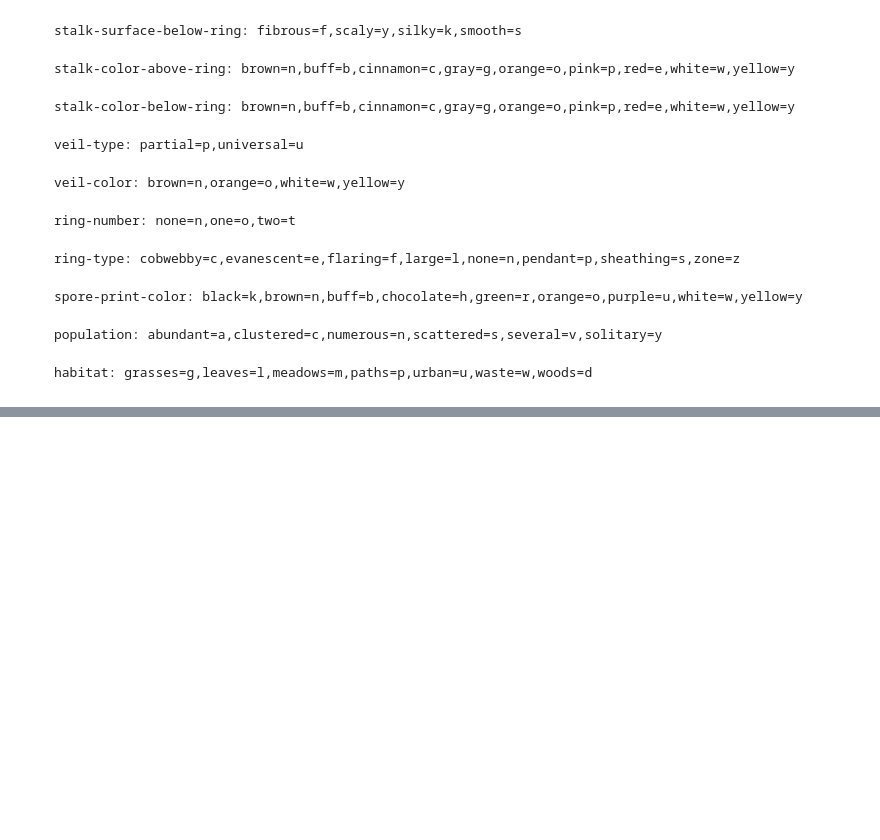
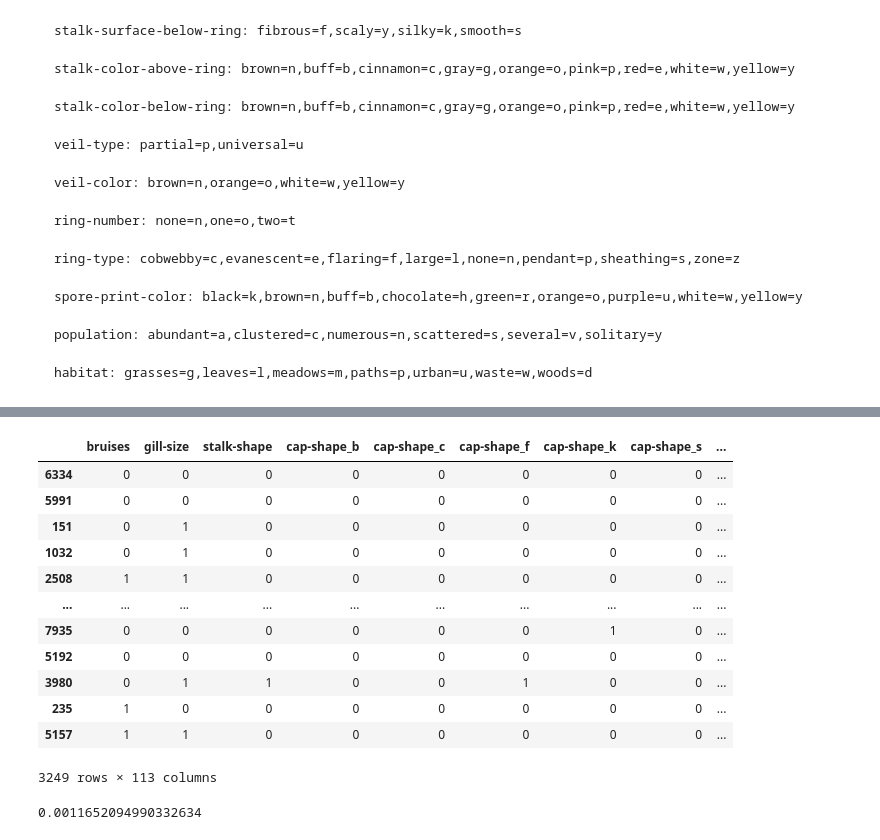
Before and after one commit to andrei-tambovtsev/IDSmushrooms, a Jupyter notebook: KAGGLE-EDIBILITY-OF-MUSHROOMS.ipynb, the cells around one changed output, grey strips where cells are left out. Drawn from its saved outputs; the diff is of its cells as text; code cells hidden in the pictures; blank space fills up the shorter version.

```diff
--- a/KAGGLE-EDIBILITY-OF-MUSHROOMS.ipynb
+++ b/KAGGLE-EDIBILITY-OF-MUSHROOMS.ipynb
@@ -109,0 +218,23 @@ test_contains_only('habitat', 'glmpuwd')
+# %%
+newX_train = X_train.drop(columns=['veil-type',])
+newX_test = X_test.drop(columns=['veil-type'])
+newX_train
+# %% [output]
+|  | bruises | gill-size | stalk-shape | cap-shape_b | cap-shape_c | cap-shape_f | cap-shape_k | cap-shape_s | ... |
+| 6334 | 0 | 0 | 0 | 0 | 0 | 0 | 0 | 0 | ... |
+| 5991 | 0 | 0 | 0 | 0 | 0 | 0 | 0 | 0 | ... |
+| 151 | 0 | 1 | 0 | 0 | 0 | 0 | 0 | 0 | ... |
+| 1032 | 0 | 1 | 0 | 0 | 0 | 0 | 0 | 0 | ... |
+| 2508 | 1 | 1 | 0 | 0 | 0 | 0 | 0 | 0 | ... |
+| ... | ... | ... | ... | ... | ... | ... | ... | ... | ... |
+| 7935 | 0 | 0 | 0 | 0 | 0 | 0 | 1 | 0 | ... |
+| 5192 | 0 | 0 | 0 | 0 | 0 | 0 | 0 | 0 | ... |
+| 3980 | 0 | 1 | 1 | 0 | 0 | 1 | 0 | 0 | ... |
+| 235 | 1 | 0 | 0 | 0 | 0 | 0 | 0 | 0 | ... |
+| 5157 | 1 | 1 | 0 | 0 | 0 | 0 | 0 | 0 | ... |
+3249 rows × 113 columns
+# %%
+ridge = linear_model.Ridge().fit(newX_train, y_train)
+print(MSE(y_test.values, ridge.predict(newX_test)))
+# %% [output]
+0.0011652094990332634
```
Also changed, not shown: parts of 11 cells of this notebook.
